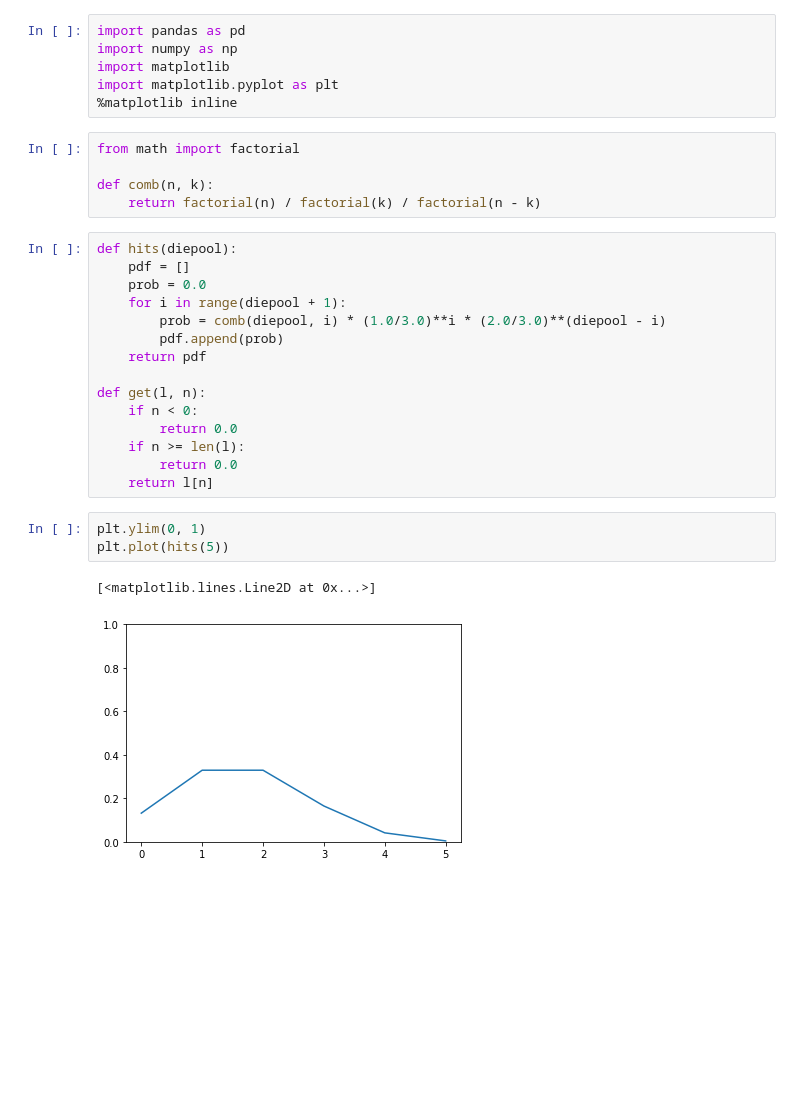
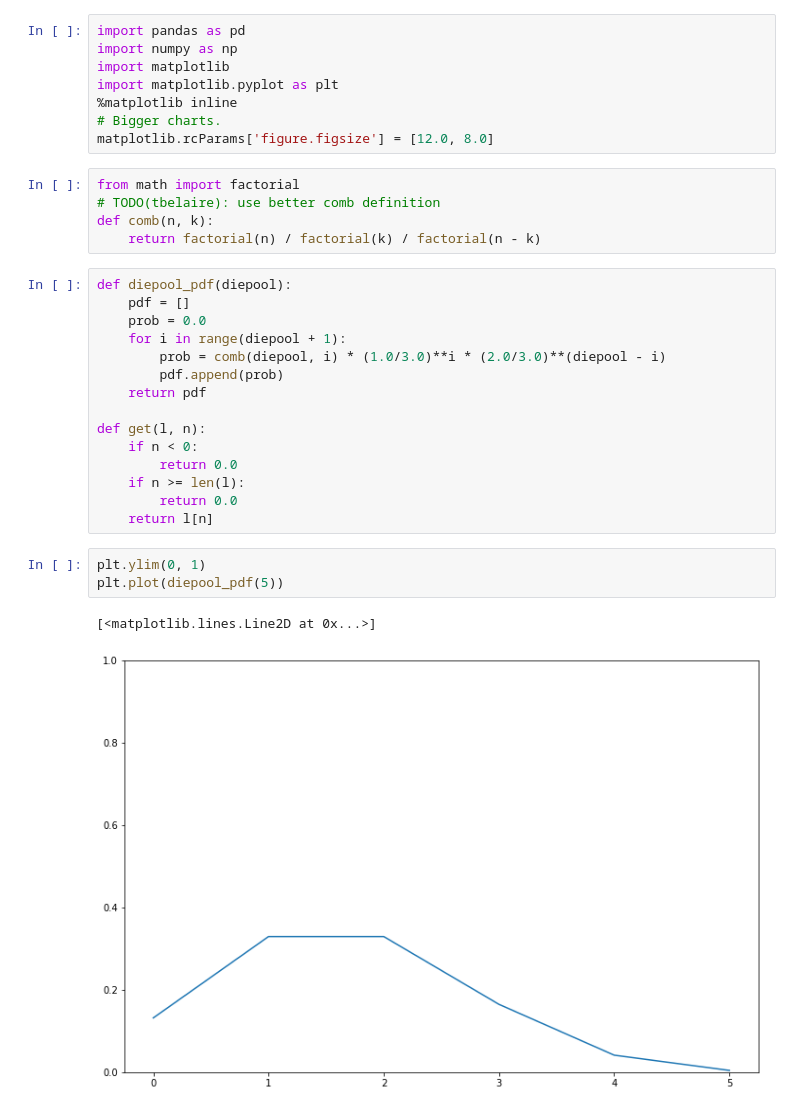
Before and after one commit to tbelaire/shadowrun_jupyter_notebooks, a Jupyter notebook: Damage worksheet.ipynb, the cells around one changed output. Saved outputs shown, nothing was run; the diff lists cells and outputs as text; blank space fills up the shorter version.

```diff
--- a/Damage worksheet.ipynb
+++ b/Damage worksheet.ipynb
@@ -4,13 +4,15 @@ import numpy as np
 import matplotlib
 import matplotlib.pyplot as plt
 %matplotlib inline
+# Bigger charts.
+matplotlib.rcParams['figure.figsize'] = [12.0, 8.0]
 # %%
 from math import factorial
-
+# TODO(tbelaire): use better comb definition
 def comb(n, k):
     return factorial(n) / factorial(k) / factorial(n - k)
 # %%
-def hits(diepool):
+def diepool_pdf(diepool):
     pdf = []
     prob = 0.0
     for i in range(diepool + 1):
@@ -26,9 +28,9 @@ def get(l, n):
     return l[n]
 # %%
 plt.ylim(0, 1)
-plt.plot(hits(5))
+plt.plot(diepool_pdf(5))
 # %% [output]
 [<matplotlib.lines.Line2D at 0x...>]
-[figure, old version]
+[figure, new version]
 # %%
 def prob_hits(attack, defence):
```
Also changed, not shown: parts of 5 cells of this notebook.
